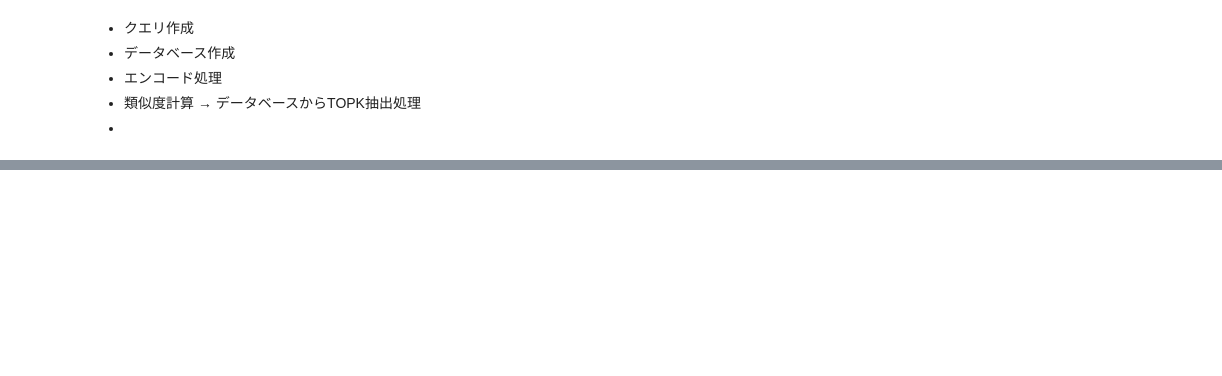
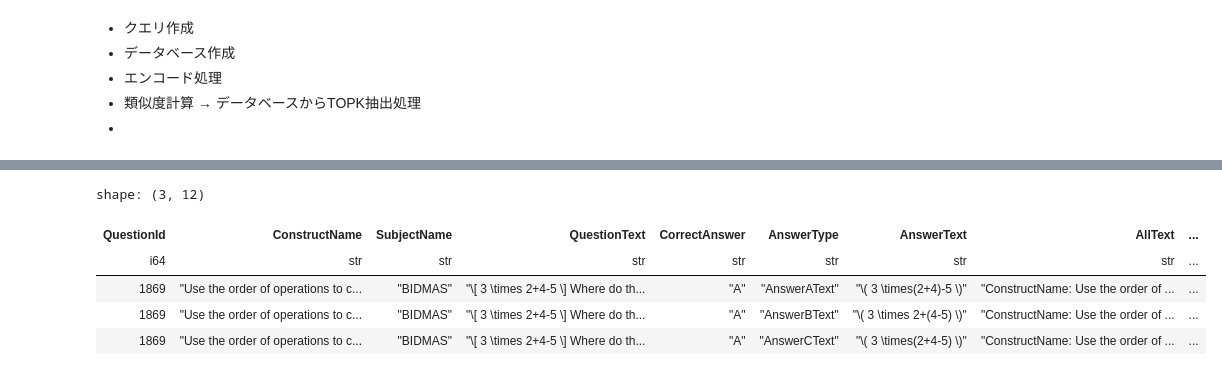
Before and after one commit to marumarukun/kaggle_eedi, a Jupyter notebook: exp/001/run.ipynb, the cells around one changed output, grey strips where cells are left out. Saved outputs shown, nothing was run; the diff lists cells and outputs as text; code cells hidden in the pictures; blank space fills up the shorter version.

```diff
--- a/exp/001/run.ipynb
+++ b/exp/001/run.ipynb
@@ -43,0 +120,20 @@ seed: 42
+# %%
+# 正解のテキストを抽出
+test_correct_answer = (
+    test_long.filter(pl.col("CorrectAnswer") == pl.col("AnswerAlphabet"))
+    .select(pl.col(["QuestionId", "AnswerText"]))
+    .rename({"AnswerText": "CorrectAnswerText"})
+)
+test_correct_answer.head()
+
+# test_longに結合し、正解のテキスト列を追加
+test_long = test_long.join(test_correct_answer, on="QuestionId", how="left")
+
+test_long.head(3)
+# %% [output]
+shape: (3, 12)
+| QuestionId | ConstructName | SubjectName | QuestionText | CorrectAnswer | AnswerType | AnswerText | AllText | ... |
+| i64 | str | str | str | str | str | str | str | ... |
+| 1869 | "Use the order of operations to c... | "BIDMAS" | "\[ 3 \times 2+4-5 \] Where do th... | "A" | "AnswerAText" | "\( 3 \times(2+4)-5 \)" | "ConstructName: Use the order of ... | ... |
+| 1869 | "Use the order of operations to c... | "BIDMAS" | "\[ 3 \times 2+4-5 \] Where do th... | "A" | "AnswerBText" | "\( 3 \times 2+(4-5) \)" | "ConstructName: Use the order of ... | ... |
+| 1869 | "Use the order of operations to c... | "BIDMAS" | "\[ 3 \times 2+4-5 \] Where do th... | "A" | "AnswerCText" | "\( 3 \times(2+4-5) \)" | "ConstructName: Use the order of ... | ... |
```
Also changed, not shown: parts of 17 cells of this notebook, 1 other file.
